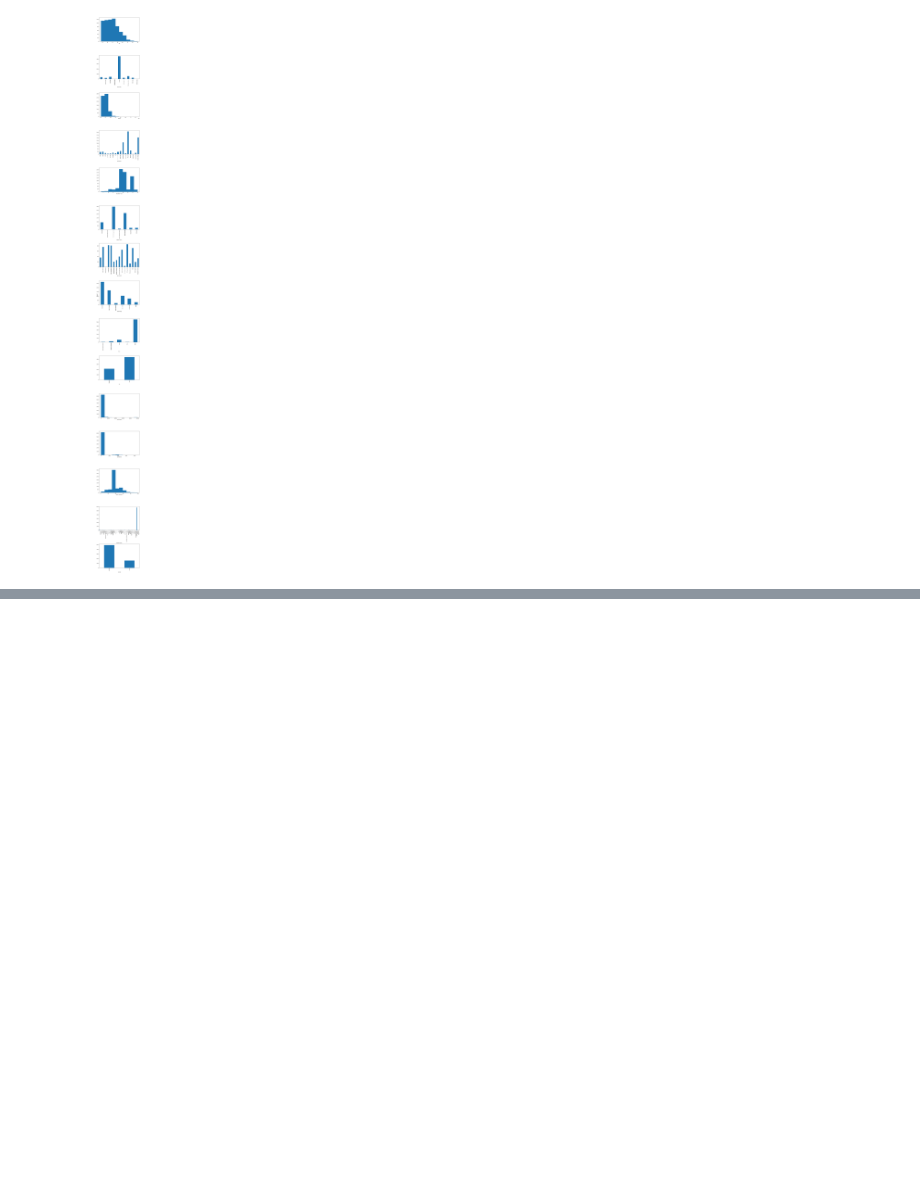
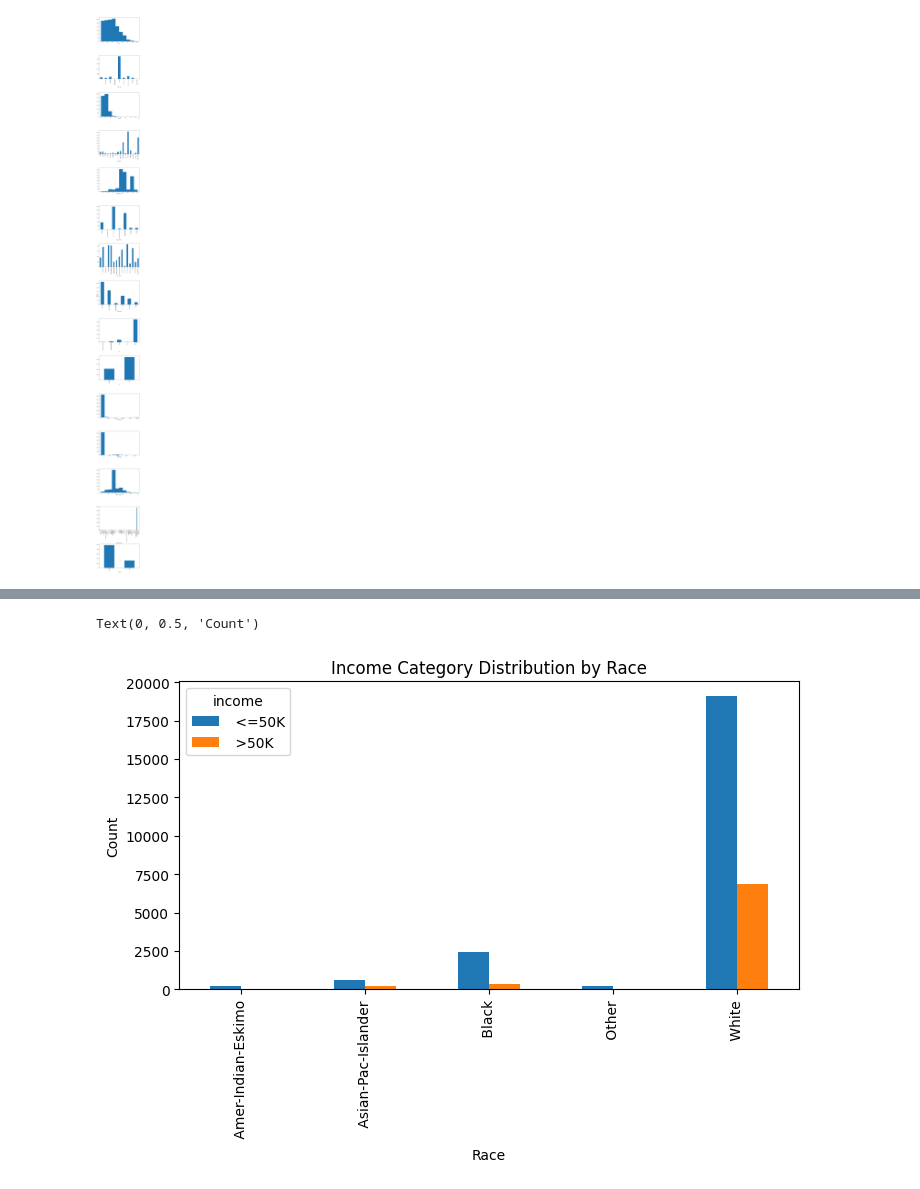
Before and after one commit to suvoganguli/FinalProject, a Jupyter notebook: InitialAnalysis.ipynb, the cells around one changed output, grey strips where cells are left out. Cells and saved outputs as stored; diff of their text form; code cells hidden in the pictures; blank space fills up the shorter version.

```diff
--- a/InitialAnalysis.ipynb
+++ b/InitialAnalysis.ipynb
@@ -144,0 +156,14 @@ Text(0, 0.5, 'Count')
+# %%
+# Group the data by race and income category
+race_income_counts = data.groupby(['race', 'income']).size().unstack()
+
+# Grouped bar plot
+race_income_counts.plot(kind='bar', stacked=False, figsize=(8, 4))
+
+# Add labels and title
+plt.title('Income Category Distribution by Race')
+plt.xlabel('Race')
+plt.ylabel('Count')
+# %% [output]
+Text(0, 0.5, 'Count')
+[figure, added]
```
Also changed, not shown: parts of 18 cells of this notebook.
